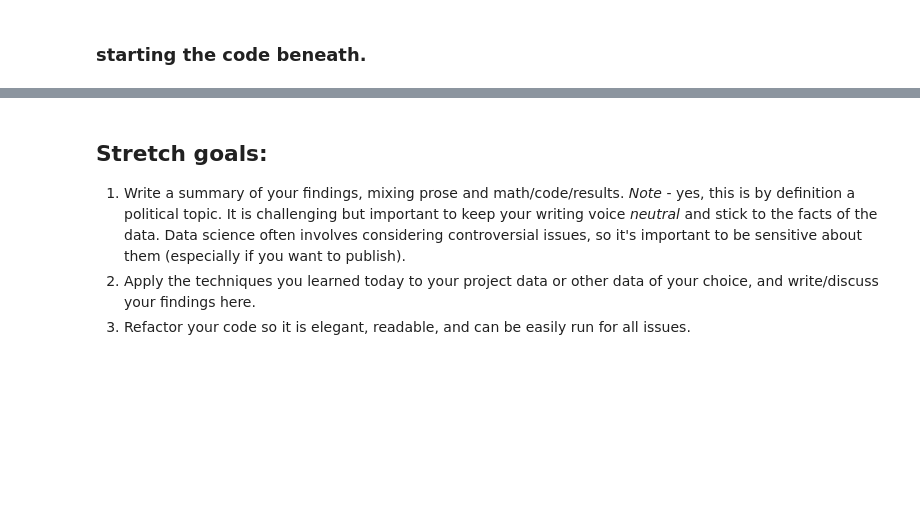
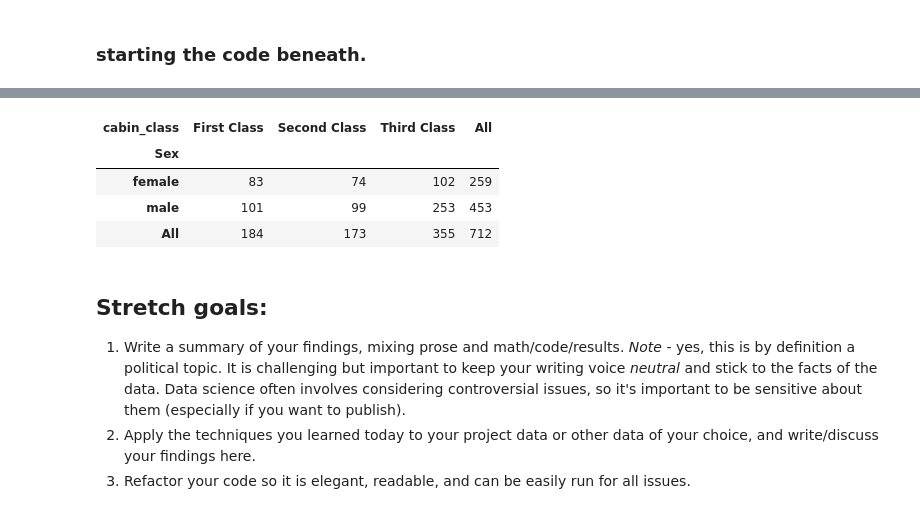
Before and after one commit to rawalk/DS-Unit-1-Sprint-2-Statistics, a Jupyter notebook: module2/LS_DS_122_Sampling_Confidence_Intervals_and_Hypothesis_Testing_Assignment.ipynb, the cells around one changed output, grey strips where cells are left out. Cells and saved outputs as stored; diff of their text form; code cells hidden in the pictures; blank space fills up the shorter version.

```diff
--- a/module2/LS_DS_122_Sampling_Confidence_Intervals_and_Hypothesis_Testing_Assignment.ipynb
+++ b/module2/LS_DS_122_Sampling_Confidence_Intervals_and_Hypothesis_Testing_Assignment.ipynb
@@ -211,3 +220,13 @@ t_df[['Pclass', 'cabin_class']].sample(6)
+# %%
+# creation of contigency table
+contingency_table = pd.crosstab(t_df['Sex'], t_df['cabin_class'], margins=True)
+contingency_table
+# %% [output]
+| cabin_class | First Class | Second Class | Third Class | All |
+| Sex |  |  |  |  |
+| female | 83 | 74 | 102 | 259 |
+| male | 101 | 99 | 253 | 453 |
+| All | 184 | 173 | 355 | 712 |
 # %% [markdown]
 ## Stretch goals:
 
```
Also changed, not shown: parts of 1 cell of this notebook.
